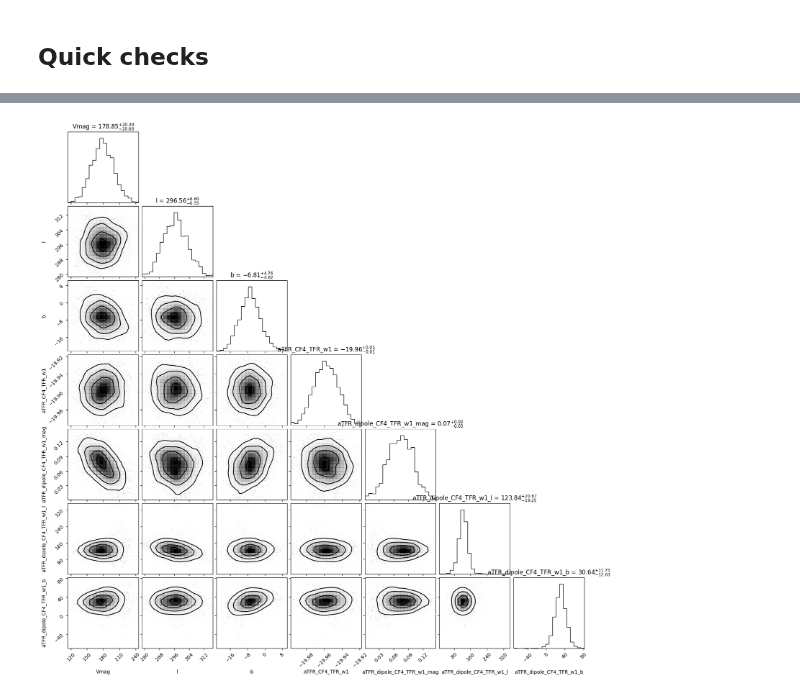
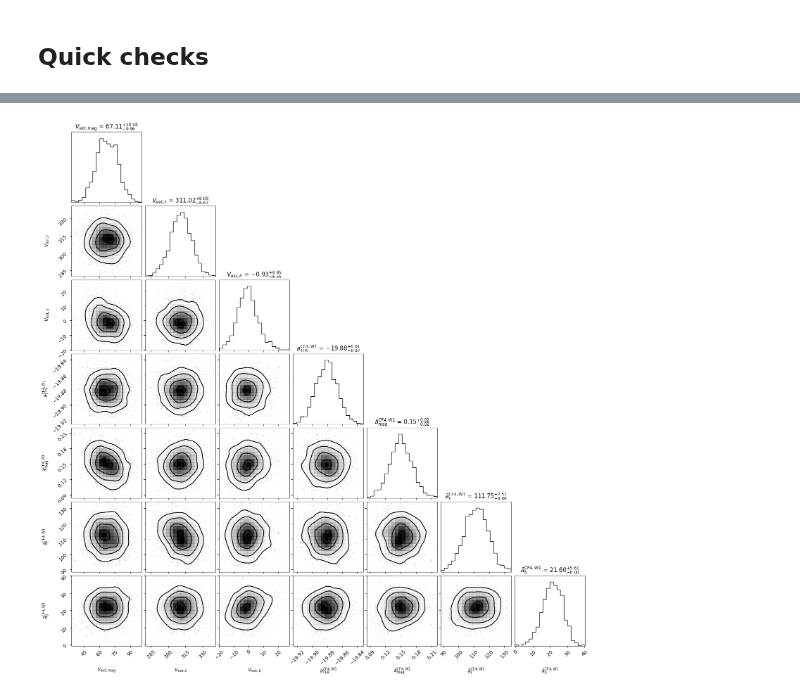
Before and after one commit to Richard-Sti/csiborgtools, a Jupyter notebook: notebooks/flow/paper_zeropoint_dipole/skydep_plots.ipynb, the cells around one changed output, grey strips where cells are left out. Cells and saved outputs as stored; diff of their text form; code cells hidden in the pictures.

```diff
--- a/notebooks/flow/paper_zeropoint_dipole/skydep_plots.ipynb
+++ b/notebooks/flow/paper_zeropoint_dipole/skydep_plots.ipynb
@@ -35,8 +35,13 @@ fdir = "/mnt/extraspace/rstiskalek/csiborg_postprocessing/peculiar_velocity"
 # %% [markdown]
 ## Quick checks
 # %%
+# manticore_2MPP_MULTIBIN_N256_DES_V2
+
 fname = paths.flow_validation(
-    fdir, "Carrick2015", catalogue="CF4_TFR_w1", inference_method="mike",
-    sample_alpha=True, sample_beta=None, sample_mag_dipole=True, dust_model="CSFD",
+    fdir, "manticore_2MPP_MULTIBIN_N256_DES_V2", catalogue="CF4_TFR_w1", inference_method="mike",
+    sample_alpha=True, sample_beta=None, sample_mag_dipole=True, dust_model=None,
     zcmb_max=0.05)
+
+fname
+samples = get_some_samples(fname, ["Vext", "aTFR"])
 # %% [output]
@@ -56,9 +50,9 @@ sigma = np.std(samples["aTFR_dipole_CF4_TFR_w1_mag"])
 # %%
-samples, keys, labels = samples_for_corner(samples)
+corner_samples, labels, keys = samples_for_corner(samples)
 
-fig = corner(samples, labels=labels, show_titles=True,
+fig = corner(corner_samples, labels=labels, show_titles=True,
              title_kwargs={"fontsize": 12}, smooth=1)
 # fig.savefig("../../plots/test.png", dpi=250)
 fig.show()
 # %% [output]
-[figure, old version]
+[figure, new version]
```
Also changed, not shown: parts of 36 cells of this notebook.
